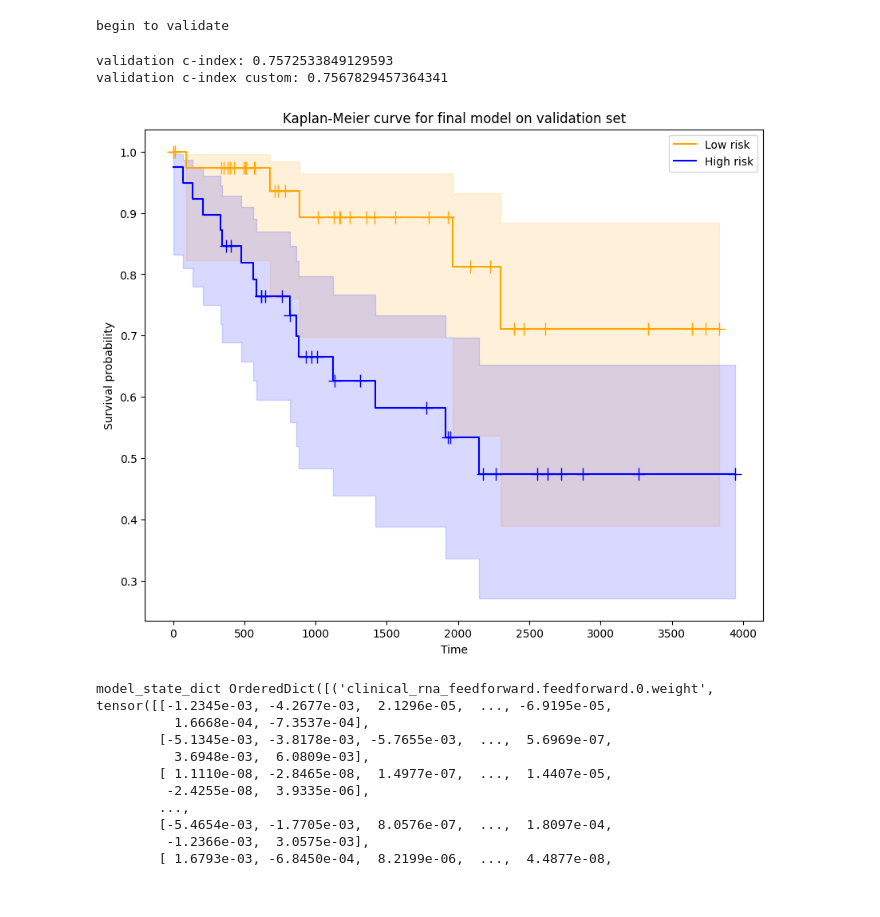
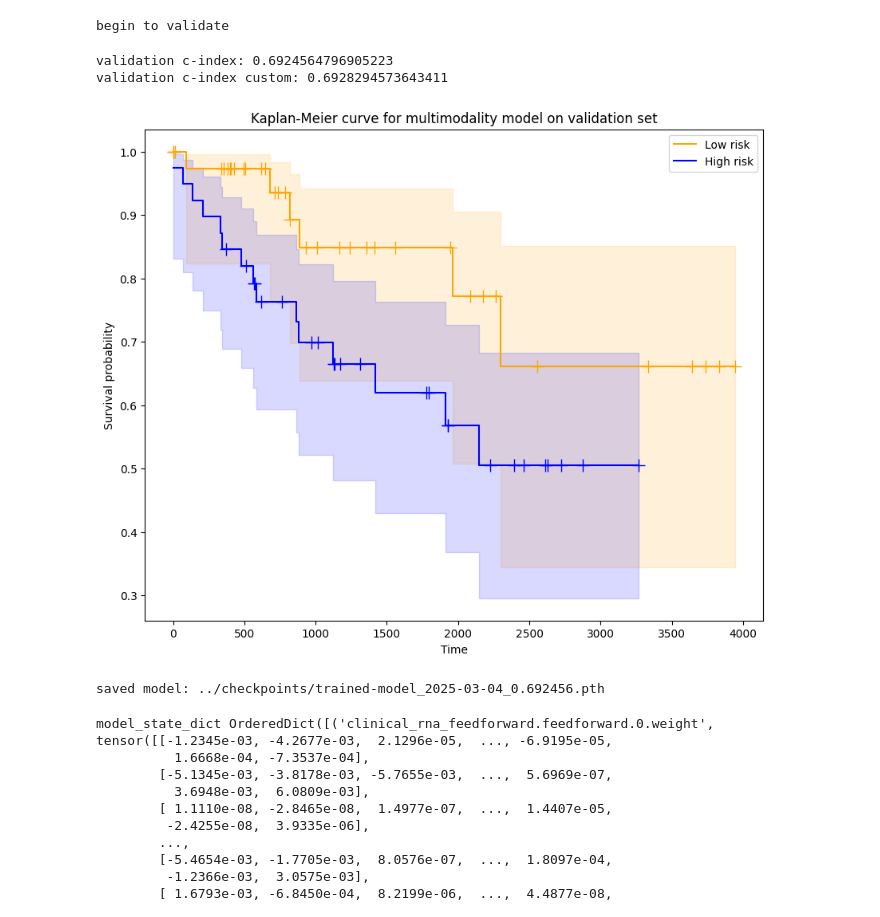
Before and after one commit to quanghieu31/multimodal-ccRCC, a Jupyter notebook: notebooks/model-runs.ipynb, the cells around one changed output. Drawn from its saved outputs; the diff is of its cells as text; code cells hidden in the pictures.

```diff
--- a/notebooks/model-runs.ipynb
+++ b/notebooks/model-runs.ipynb
@@ -489,7 +531,7 @@ def negative_partial_log_likelihood(hazard_preds, times, events, device, eps=1e-
 ################## HYPERPARAMS ################################################
 
 # https://arxiv.org/pdf/1206.5533 (guide to choose hyperparams)
-n_epochs = 10
+n_epochs = 5
 lr = 0.0001
 batch_size = 32
 
@@ -536,7 +578,7 @@ dataset = MultimodalDataset(
     config["wsi"]["wsi_slides"]
 )
 
-train_size, val_size = int(0.7 * len(dataset)), int(0.15 * len(dataset))
+train_size, val_size = int(0.70 * len(dataset)), int(0.15 * len(dataset))
 test_size = len(dataset) - train_size - val_size
 train, val, test = random_split(dataset, [train_size, val_size, test_size])
 
@@ -651,7 +688,7 @@ def display_km_curves_fusion(risks, times, events, title_name, c_index, save_fig
     # fit high risk
     kmf_high.fit(times[high_risk_idx], event_observed=events[high_risk_idx], label='High risk')
     kmf_high.plot_survival_function(ax=ax, ci_alpha=0.15, ci_show=True,show_censors=True, color='blue')
-    ax.set_title(f"Kaplan-Meier curve for final model on {title_name}")
+    ax.set_title(f"Kaplan-Meier curve for multimodality model on {title_name}")
     ax.set_xlabel("Time")
     ax.set_ylabel("Survival probability")
     plt.legend()
@@ -682,38 +719,40 @@ def concordance_index_custom(hazards, times, events):
                     concordant += 0.5
     return concordant / permissible if permissible > 0 else 0
 
 
 val_c_index = concordance_index(val_times, -np.array(val_risks), val_events)
 print(f"validation c-index: {val_c_index}")
 
 val_c_index_custom = concordance_index_custom(val_risks, val_times, val_events)
 print(f"validation c-index custom: {val_c_index_custom}")
 
 display_km_curves_fusion(val_risks, val_times, val_events, "validation set", val_c_index, save_figure=False)
 
 
-saved_model = False
+saved_model = True
 
 if saved_model:
     current_time = datetime.now().strftime("%H-%M-%S")
     checkpoint_path = f"../checkpoints/trained-model_{date.today()}_{val_c_index:4f}.pth"
     torch.save({
         'model_state_dict': model.state_dict(), # all weights all models
         'optimizer_state_dict': optimizer.state_dict(),
         'batch_size': batch_size,
         'dropout_ratio': dropout_ratio,
         'learning_rate': lr,
         'weight_decay': weight_decay,
         'n_epochs': n_epochs,
         'random_seed': 0,
         'val_c_index': val_c_index,
-        'hidden': [1024, 1024, 512, 512, 256, 256, 128, 128, 64, 64, 32]
+        'hidden': [1024, 1024, 512, 512, 256, 256, 128, 128, 64, 64, 32],
+        'mode_fcn': 'linear'
     }, checkpoint_path)
     print(f"saved model: {checkpoint_path}")
 # %% [output]
-validation c-index: 0.7572533849129593
-validation c-index custom: 0.7567829457364341
+validation c-index: 0.6924564796905223
+validation c-index custom: 0.6928294573643411
-[figure, old version]
+[figure, new version]
+saved model: ../checkpoints/trained-model_2025-03-04_0.692456.pth
 # %%
 import warnings
 warnings.filterwarnings("ignore", category=FutureWarning) # ignore the loading security warning
```
Also changed, not shown: parts of 8 cells of this notebook, 12 other files.
